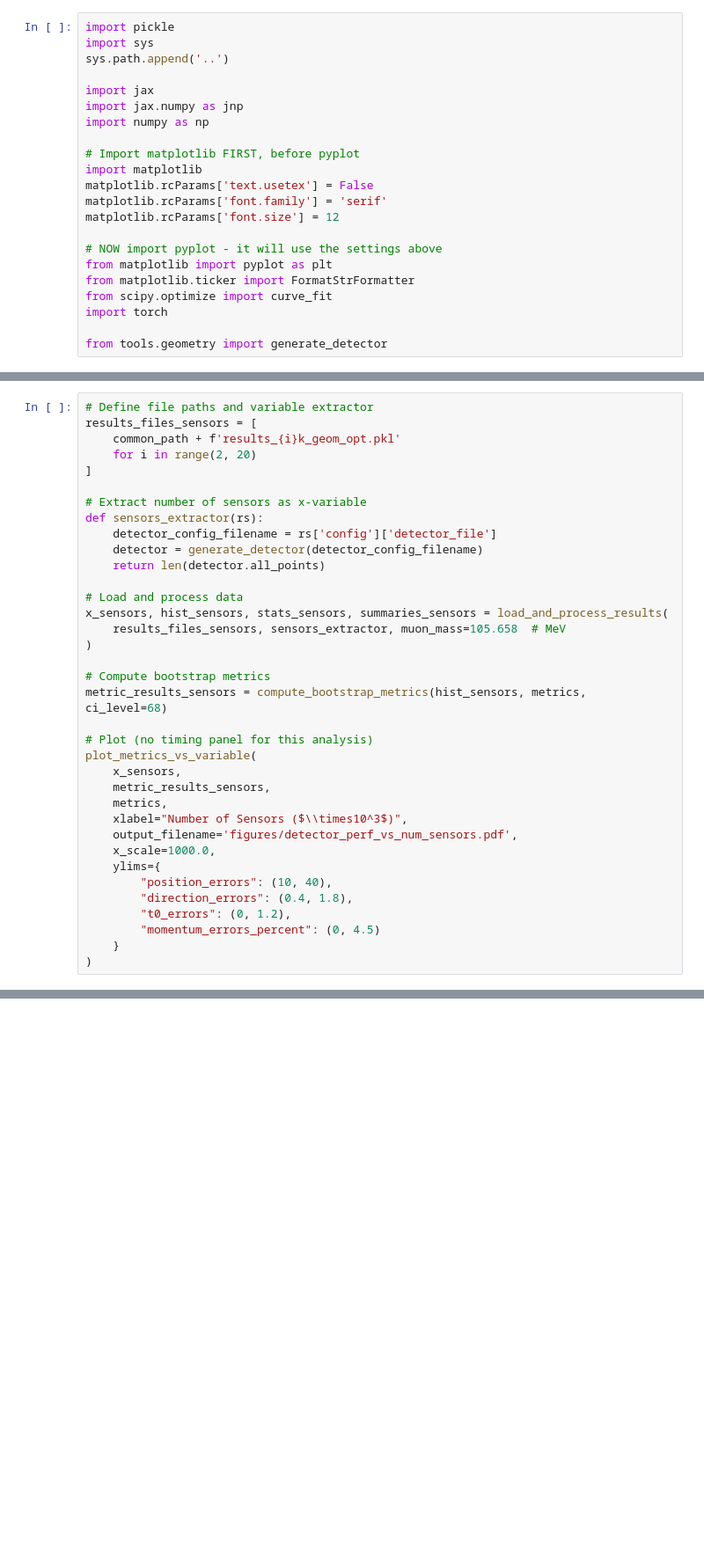
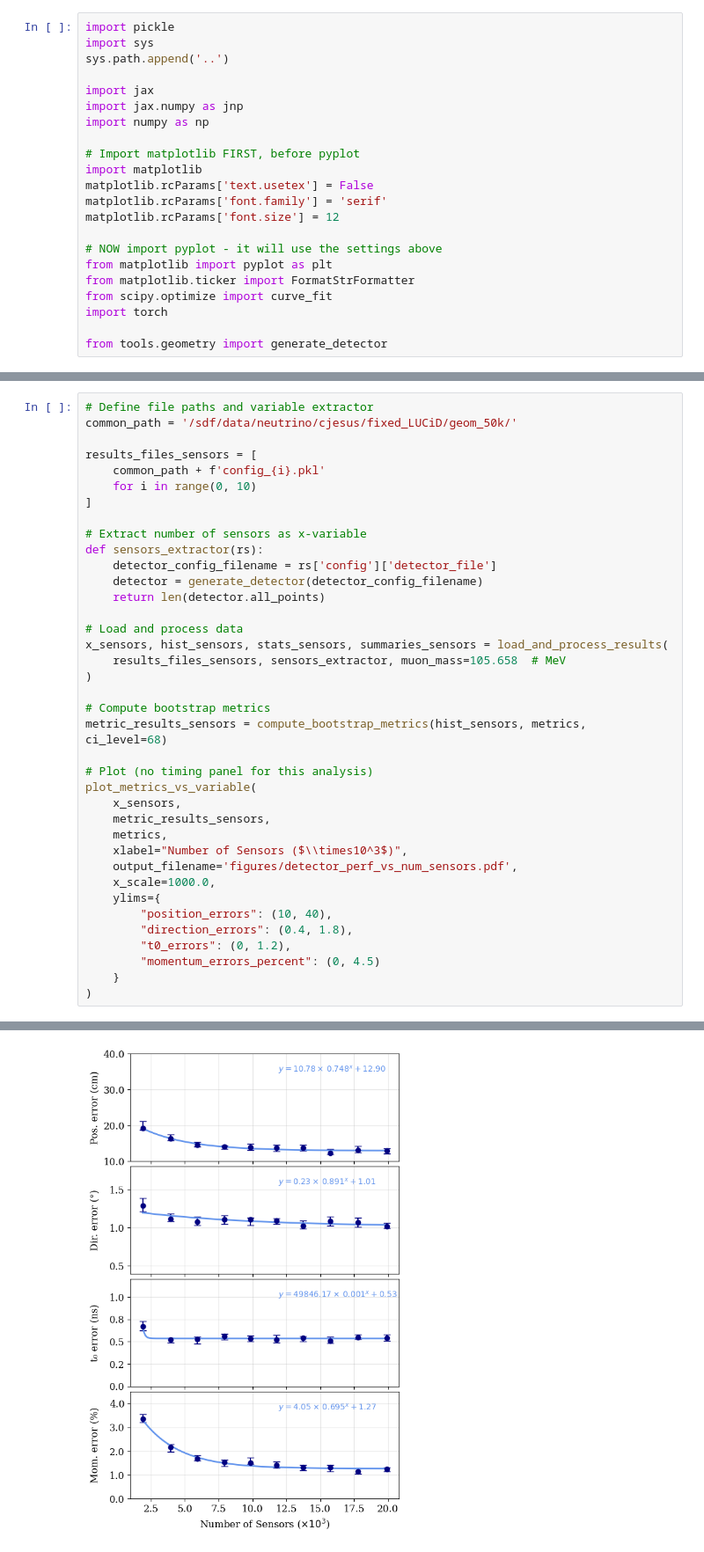
Before and after one commit to CIDeR-ML/LUCiD, a Jupyter notebook: good_notebooks/optimization_vs_variables.ipynb, the cells around one changed output, grey strips where cells are left out. Shown at 88% size. Cells and saved outputs as stored; diff of their text form; blank space fills up the shorter version.

```diff
--- a/good_notebooks/optimization_vs_variables.ipynb
+++ b/good_notebooks/optimization_vs_variables.ipynb
@@ -425,8 +647,10 @@ plot_metrics_vs_variable(
 # %%
 # Define file paths and variable extractor
+common_path = '/sdf/data/neutrino/cjesus/fixed_LUCiD/geom_50k/'
+
 results_files_sensors = [
-    common_path + f'results_{i}k_geom_opt.pkl'
-    for i in range(2, 20)
+    common_path + f'config_{i}.pkl'
+    for i in range(0, 10)
 ]
 
 # Extract number of sensors as x-variable
@@ -458,3 +682,4 @@ plot_metrics_vs_variable(
         "momentum_errors_percent": (0, 4.5)
     }
 )
+# %% [output]
@@ -460,0 +706 @@ plot_metrics_vs_variable(
+[figure, added]
```
Also changed, not shown: parts of 12 cells of this notebook, 13 other files.
